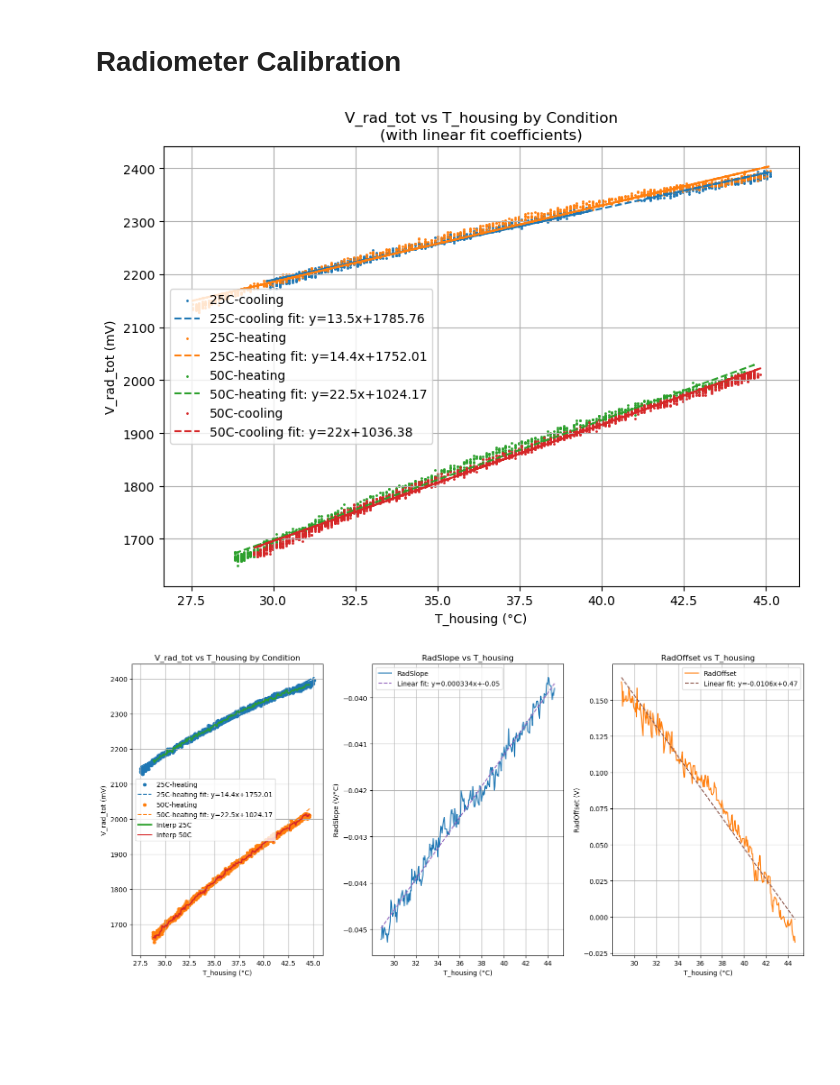
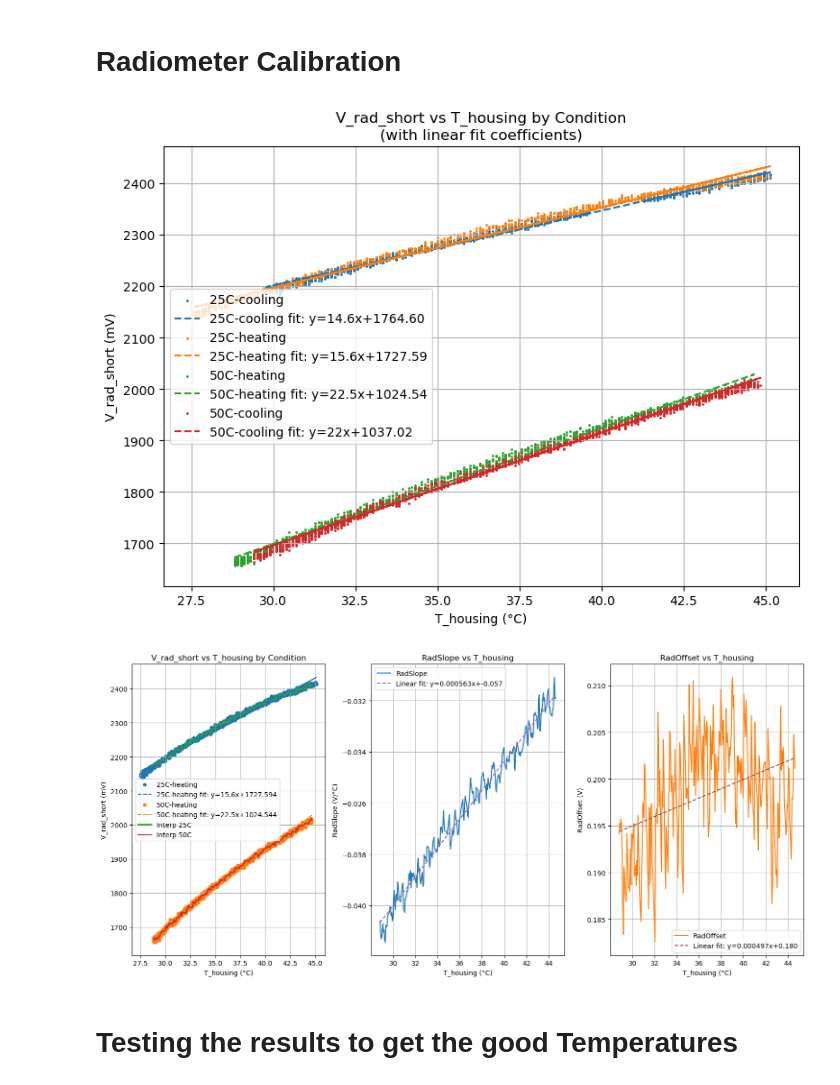
Before and after one commit to Manuel-Hepta/Calibration, a Jupyter notebook: calibration radiometer 6/radiometer_calibration.ipynb, the cells around one changed output. Saved outputs shown, nothing was run; the diff lists cells and outputs as text; code cells hidden in the pictures; blank space fills up the shorter version.

```diff
--- a/calibration radiometer 6/radiometer_calibration.ipynb
+++ b/calibration radiometer 6/radiometer_calibration.ipynb
@@ -305,10 +305,10 @@ for cond in all_X['condition'].unique():
     # Calculate T_housing using the calibration function
     T_housing = derive_t_housing_from_v_housing(subset['V_housing'])
     # Plot V_rad_tot vs T_housing with smaller dots (no -2000 subtraction)
-    plt.scatter(T_housing, subset['V_rad_tot'], label=cond, color=colors.get(cond, None), s=1)
+    plt.scatter(T_housing, subset['V_rad_short'], label=cond, color=colors.get(cond, None), s=1)
     # Linear regression for this condition
     x_curve = T_housing.values.reshape(-1, 1)
-    y_curve = subset['V_rad_tot'].values
+    y_curve = subset['V_rad_short'].values
     if len(x_curve) > 1:
         model_curve = LinearRegression()
         model_curve.fit(x_curve, y_curve)
@@ -317,14 +317,14 @@ for cond in all_X['condition'].unique():
         plt.plot(T_housing, model_curve.predict(x_curve), color=colors.get(cond, None), linestyle='--',
                  label=f"{cond} fit: y={slope_curve:.3g}x+{intercept_curve:.2f}")
 plt.xlabel('T_housing (°C)')
-plt.ylabel('V_rad_tot (mV)')
-plt.title('V_rad_tot vs T_housing by Condition\n(with linear fit coefficients)')
+plt.ylabel('V_rad_short (mV)')
+plt.title('V_rad_short vs T_housing by Condition\n(with linear fit coefficients)')
 plt.legend()
 plt.grid(True)
 plt.tight_layout()
 plt.show()
 # %% [output]
-[figure, old version]
+[figure, new version]
 # %%
 all_X = all_X[all_X.condition.str.contains("heating")]
 # Generate cond_25 and cond_50 DataFrames from all_X
@@ -341,12 +341,12 @@ T_max = min(T_25.max(), T_50.max())
 T_shared = np.linspace(T_min, T_max, 300)
 
 # Interpolate V_rad_tot for both conditions at shared T_housing
-V_25_interp = np.interp(T_shared, T_25, cond_25['V_rad_tot'].values)
-V_50_interp = np.interp(T_shared, T_50, cond_50['V_rad_tot'].values)
+V_25_interp = np.interp(T_shared, T_25, cond_25['V_rad_short'].values)
+V_50_interp = np.interp(T_shared, T_50, cond_50['V_rad_short'].values)
 
 # Calculate RadSlope and RadOffset for each shared temperature
-RadSlope = (2*(V_50_interp - V_25_interp) / 50-25) * 1e-3  # Convert to V/°C
-RadOffset = - (25 - T_shared) * RadSlope + 2 * V_25_interp / 1000 - 4  # Offset at 25C, covert to V
+RadSlope = (2*(V_50_interp - V_25_interp) / (50-25)) * 1e-3  # Convert to V/°C
+RadOffset = (T_shared- 25) * RadSlope + 2 * V_25_interp / 1000 - 4  # Offset at 25C, covert to V
 
 # Linear regression for RadSlope vs T_housing
 model_rs = LinearRegression()
@@ -369,46 +369,48 @@ for cond in all_X['condition'].unique():
         continue
     subset = all_X[all_X['condition'] == cond]
     T_housing_cond = derive_t_housing_from_v_housing(subset['V_housing'])
-    axes[0].scatter(T_housing_cond, subset['V_rad_tot'], label=cond, color=colors.get(cond, None), s=20)
+    axes[0].scatter(T_housing_cond, subset['V_rad_short'], label=cond, color=colors.get(cond, None), s=20)
     x_curve = T_housing_cond.values.reshape(-1, 1)
-    y_curve = subset['V_rad_tot'].values
+    y_curve = subset['V_rad_short'].values
     if len(x_curve) > 1:
         model_curve = LinearRegression()
         model_curve.fit(x_curve, y_curve)
         slope_curve = model_curve.coef_[0]
         intercept_curve = model_curve.intercept_
         axes[0].plot(T_housing_cond, model_curve.predict(x_curve), color=colors.get(cond, None), linestyle='--',
-                     label=f"{cond} fit: y={slope_curve:.3g}x+{intercept_curve:.2f}")
+                     label=f"{cond} fit: y={slope_curve:.3g}x+{intercept_curve:.3f}")
 # Add interpolated curves
 axes[0].plot(T_shared, V_25_interp, color='tab:green', linestyle='-', linewidth=2, label='Interp 25C')
 axes[0].plot(T_shared, V_50_interp, color='tab:red', linestyle='-', linewidth=2, label='Interp 50C')
 axes[0].set_xlabel('T_housing (°C)')
-axes[0].set_ylabel('V_rad_tot (mV)')
-axes[0].set_title('V_rad_tot vs T_housing by Condition')
+axes[0].set_ylabel('V_rad_short (mV)')
+axes[0].set_title('V_rad_short vs T_housing by Condition')
 axes[0].legend()
 axes[0].grid(True)
 
 # 2. RadSlope plot + regression
 axes[1].plot(T_shared, RadSlope, color='tab:blue', label='RadSlope')
 axes[1].plot(T_shared, model_rs.predict(T_shared.reshape(-1, 1)), color='tab:purple', linestyle='--',
-             label=f'Linear fit: y={rs_slope:.3g}x+{rs_intercept:.2f}')
+             label=f'Linear fit: y={rs_slope:.3g}x+{rs_intercept:.3f}')
 axes[1].set_xlabel('T_housing (°C)')
 axes[1].set_ylabel('RadSlope (V/°C)')
 axes[1].set_title('RadSlope vs T_housing')
 axes[1].legend()
 axes[1].grid(True)
 
 # 3. RadOffset plot + regression
 axes[2].plot(T_shared, RadOffset, color='tab:orange', label='RadOffset')
 axes[2].plot(T_shared, model_ro.predict(T_shared.reshape(-1, 1)), color='tab:brown', linestyle='--',
-             label=f'Linear fit: y={ro_slope:.3g}x+{ro_intercept:.2f}')
+             label=f'Linear fit: y={ro_slope:.3g}x+{ro_intercept:.3f}')
 axes[2].set_xlabel('T_housing (°C)')
 axes[2].set_ylabel('RadOffset (V)')
 axes[2].set_title('RadOffset vs T_housing')
 axes[2].legend()
 axes[2].grid(True)
 
 plt.tight_layout()
 plt.show()
 # %% [output]
-[figure, old version]
+[figure, new version]
+# %% [markdown]
+# Testing the results to get the good Temperatures
```
Also changed, not shown: parts of 5 cells of this notebook, 9 other files.
